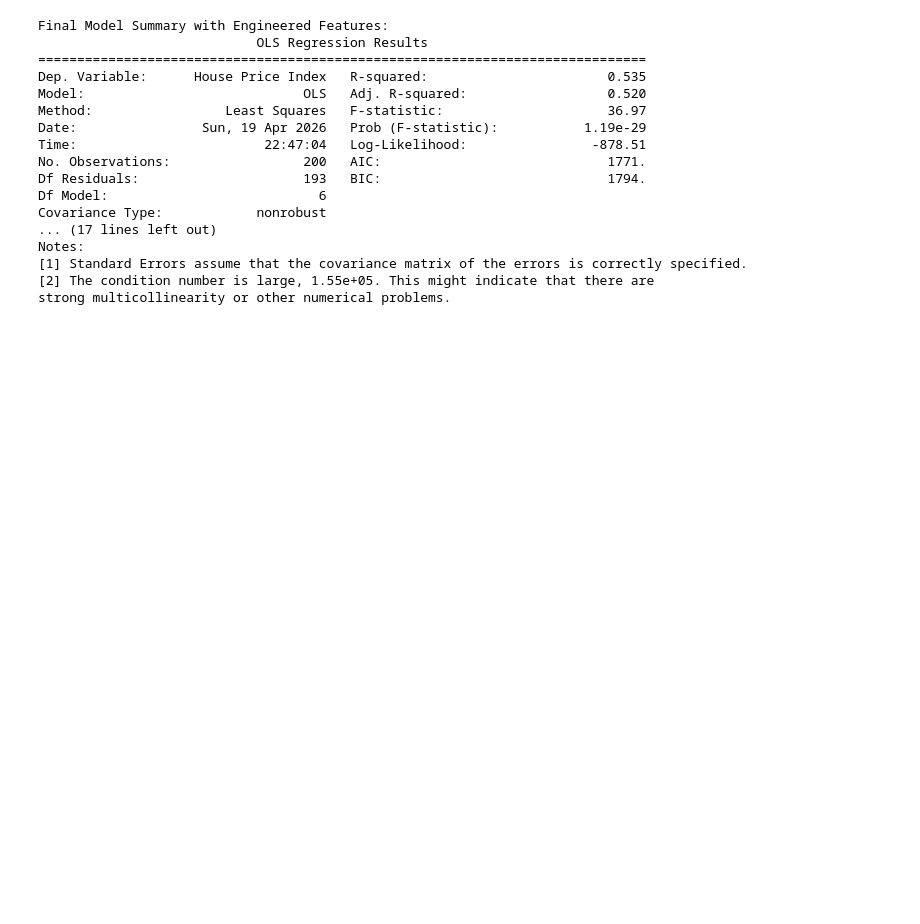
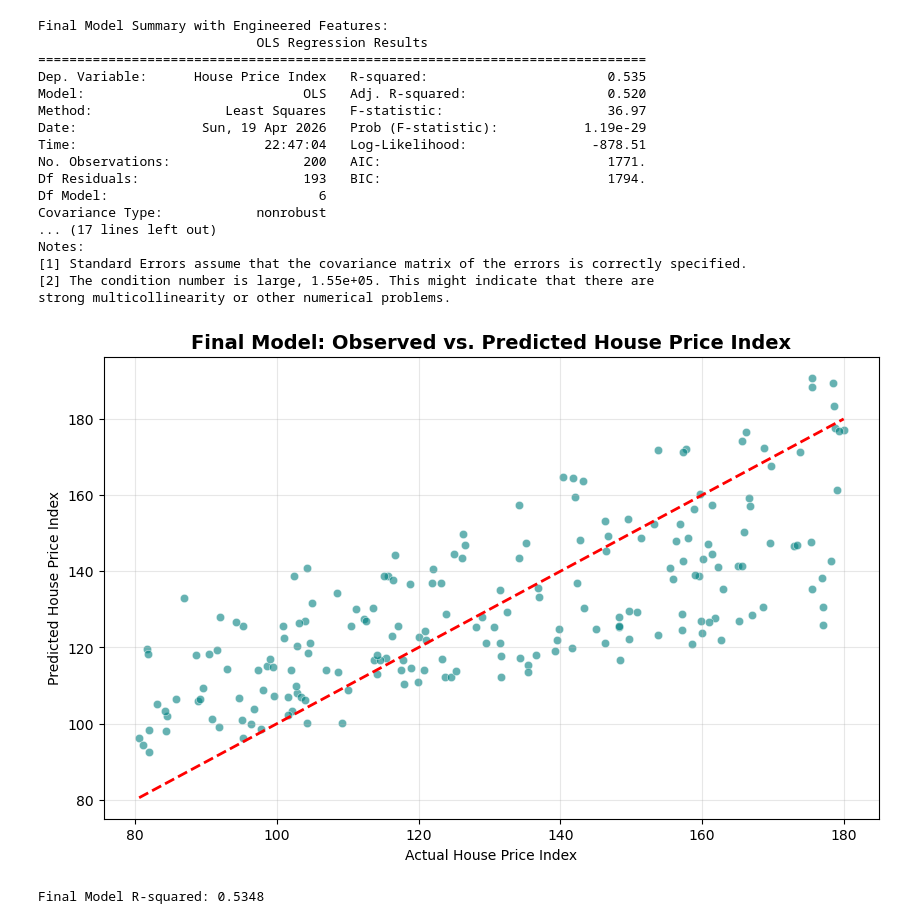
Before and after one commit to DimovDimo/impact-of-economic-indicators-on-properties, a Jupyter notebook: Impact of economic indicators on properties.ipynb, the cells around one changed output. Drawn from its saved outputs; the diff is of its cells as text; code cells hidden in the pictures; blank space fills up the shorter version.

```diff
--- a/Impact of economic indicators on properties.ipynb
+++ b/Impact of economic indicators on properties.ipynb
@@ -634,3 +634,25 @@ Notes:
 [1] Standard Errors assume that the covariance matrix of the errors is correctly specified.
 [2] The condition number is large, 1.55e+05. This might indicate that there are
 strong multicollinearity or other numerical problems.
+# %%
+# --- Visualizing Model Accuracy ---
+import matplotlib.pyplot as plt
+import seaborn as sns
+
+# Generate predictions from the final model
+df_model_final['Predicted_HPI'] = final_ols.predict(X_final)
+
+plt.figure(figsize=(10, 6))
+sns.scatterplot(data=df_model_final, x='House Price Index', y='Predicted_HPI', alpha=0.6, color='teal')
+plt.plot([y_final.min(), y_final.max()], [y_final.min(), y_final.max()], color='red', lw=2, linestyle='--')
+
+plt.title('Final Model: Observed vs. Predicted House Price Index', fontsize=14, fontweight='bold')
+plt.xlabel('Actual House Price Index')
+plt.ylabel('Predicted House Price Index')
+plt.grid(True, alpha=0.3)
+plt.show()
+
+print(f"Final Model R-squared: {final_ols.rsquared:.4f}")
+# %% [output]
+[figure, added]
+Final Model R-squared: 0.5348
```
Also changed, not shown: parts of 1 cell of this notebook.
